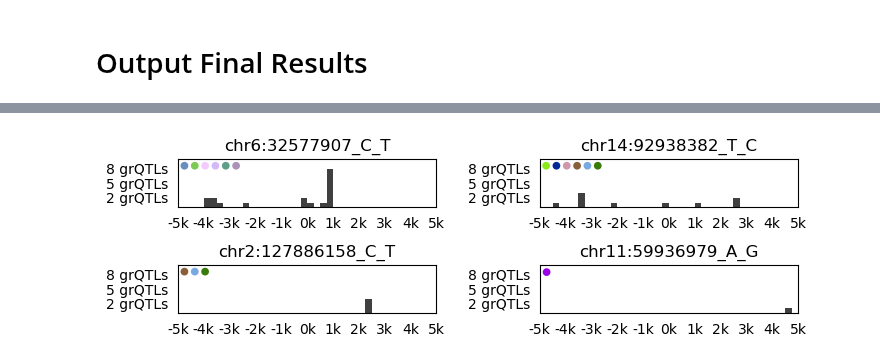
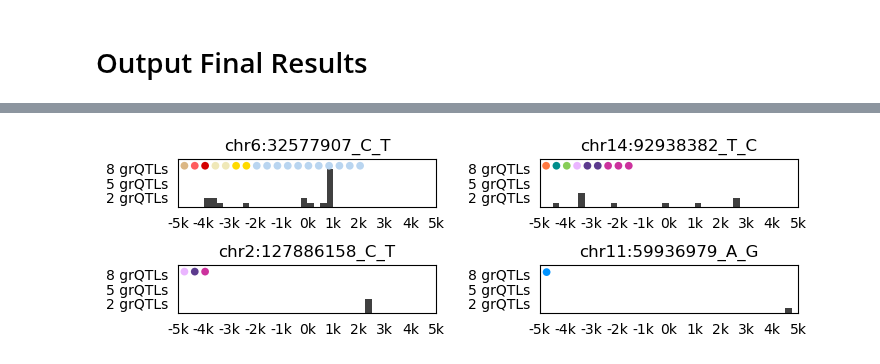
Before and after one commit to Oafish1/iBrainMap-Analysis, a Jupyter notebook: scripts/supplement_MPRA.ipynb, the cells around one changed output, grey strips where cells are left out. Cells and saved outputs as stored; diff of their text form; code cells hidden in the pictures.

Commit message:
Overlap plot fixes and revisions

```diff
--- a/scripts/supplement_MPRA.ipynb
+++ b/scripts/supplement_MPRA.ipynb
@@ -219,3 +217,32 @@ ct_colors = {ct: (np.random.rand(), np.random.rand(), np.random.rand(), 1) for c
+# %%
+ct_colors = {
+    'immune': '#7e573a',
+    'endo': '#ff7740',
+    'pc': '#eab5ff',
+    'smc': '#5c3b8e',
+    'vlmc': '#cc329d',
+    'pvm': '#d40000',
+    'micro': '#ff5c5e',
+    'astro': '#dbb785',
+    'opc': '#ffda00',
+    'oligo': '#efe8b8',
+    'in_sst': '#779900',
+    'in_pvalb': '#b6cb33',
+    'in_pvalb_chc': '#008e8c',
+    'in_adarb2': '#4a967f',
+    'in_vip': '#87cd57',
+    'in_lamp5_reln': '#1ba8a7',
+    'in_lamp5_lhx6': '#75d5bc',
+    'en_l5_6_np': '#1a14d5',
+    'en_l5_et': '#4f6daf',
+    'en_l6b': '#4594d2',
+    'en_l6_ct': '#01c2ff',
+    'en_l6_it_2': '#0093ff',
+    'en_l3_5_it_1': '#9ac1cf',
+    'en_l3_5_it_2': '#6a9ff6',
+    'en_l3_5_it_3': '#7ac3f2',
+    'en_l6_it_1': '#b9d5f0',
+    'en_l2_3_it': '#66a9d2'}
 # %%
 # Parameters
 sig_distance = int(5e3)
@@ -248,35 +275,36 @@ for ax, mpra_id in zip(axs, unique_mpra_ids):
     ct_counts = one_mpra_grqtls.groupby('Cell Type').count()['Distance'].sort_values()
 
     # Formatting
     xticks = [loc for loc in np.arange(-sig_distance, sig_distance+1, 1000)]
     xticklabels = [f'{int(loc/1000)}k' for loc in xticks]
     yticks = [loc for loc in np.arange(2, 10, 3)]
     yticklabels = [f'{loc} grQTLs' for loc in yticks]
     ax.set(
         title=mpra_id,
         xlabel=None, xticks=xticks, xticklabels=xticklabels, xlim=(-sig_distance, sig_distance),
         ylabel=None, yticks=yticks, yticklabels=yticklabels, ylim=(0, 10))
     ax.tick_params(axis="both", which="both", left=False, bottom=False)
     bbox = ax.get_window_extent().transformed(fig.dpi_scale_trans.inverted())
     width, height = bbox.width, bbox.height
     yx_ratio = width / height
 
     # Draw cell types
     import matplotlib.collections
     import matplotlib.patches
     edge_pad = .01
     patch_pad = .01
     max_per_row = 20
     radius = .015
     drawn_num = 0
     patches = []
     for ct, count in ct_counts.items():
-        x = edge_pad + (drawn_num % max_per_row) * (2*radius+patch_pad) + radius
-        y = 1 - yx_ratio*(edge_pad + (drawn_num // max_per_row) * (2*radius+patch_pad) + radius)
-        patches.append(matplotlib.patches.Ellipse((x, y), 2*radius, yx_ratio*2*radius, facecolor=ct_colors[ct]))
-        drawn_num += 1
+        for _ in range(count):
+            x = edge_pad + (drawn_num % max_per_row) * (2*radius+patch_pad) + radius
+            y = 1 - yx_ratio*(edge_pad + (drawn_num // max_per_row) * (2*radius+patch_pad) + radius)
+            patches.append(matplotlib.patches.Ellipse((x, y), 2*radius, yx_ratio*2*radius, facecolor=ct_colors[ct]))
+            drawn_num += 1
     ax.add_collection(matplotlib.collections.PatchCollection(patches, match_original=True, transform=ax.transAxes))
 fig.savefig('../plots/MPRA_grQTL_overlap.pdf', bbox_inches='tight')
 plt.show()
 # %% [output]
-[figure, old version]
+[figure, new version]
```
Also changed, not shown: parts of 1 cell of this notebook, 2 other files.
